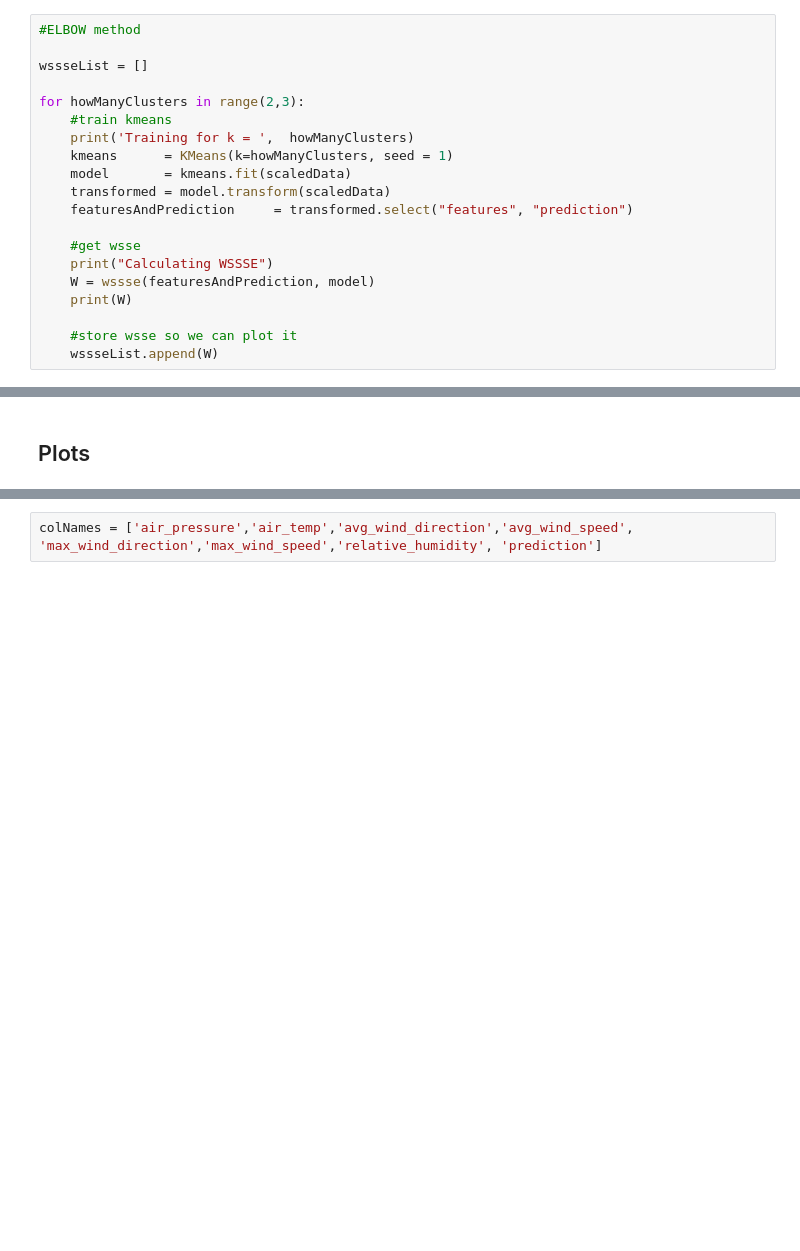
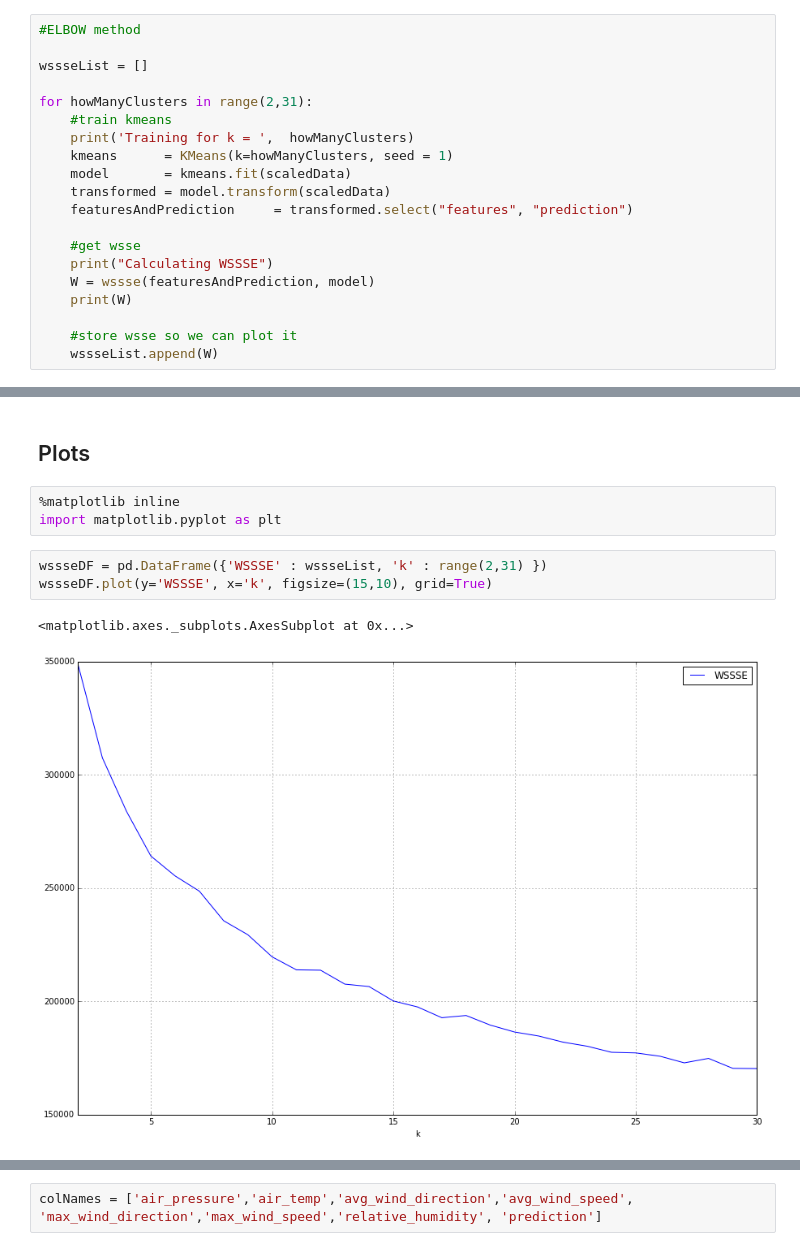
Before and after one commit to words-sdsc/courseraDataSimulation, a Jupyter notebook: course4-ML/Spark - Clustering.ipynb, the cells around one changed output, grey strips where cells are left out. Cells and saved outputs as stored; diff of their text form; blank space fills up the shorter version.

```diff
--- a/course4-ML/Spark - Clustering.ipynb
+++ b/course4-ML/Spark - Clustering.ipynb
@@ -154,7 +171,7 @@ def wssse(featuresAndPrediction, model):
 
 wssseList = []
 
-for howManyClusters in range(2,3):
+for howManyClusters in range(2,31):
     #train kmeans
     print('Training for k = ',  howManyClusters)
     kmeans      = KMeans(k=howManyClusters, seed = 1)
@@ -176,2 +207,11 @@ Calculating WSSSE
 # %% [markdown]
 ## Plots
+# %%
+%matplotlib inline
+import matplotlib.pyplot as plt
+# %%
+wssseDF = pd.DataFrame({'WSSSE' : wssseList, 'k' : range(2,31) })
+wssseDF.plot(y='WSSSE', x='k', figsize=(15,10), grid=True)
+# %% [output]
+<matplotlib.axes._subplots.AxesSubplot at 0x...>
+[figure, added]
```
Also changed, not shown: parts of 14 cells of this notebook.
